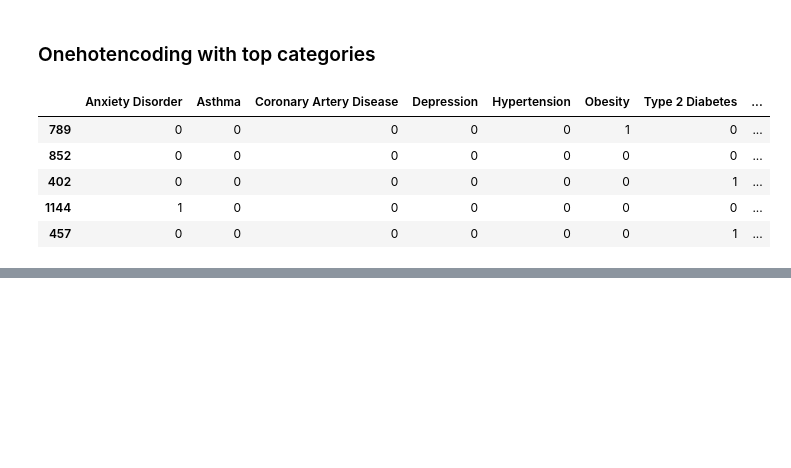
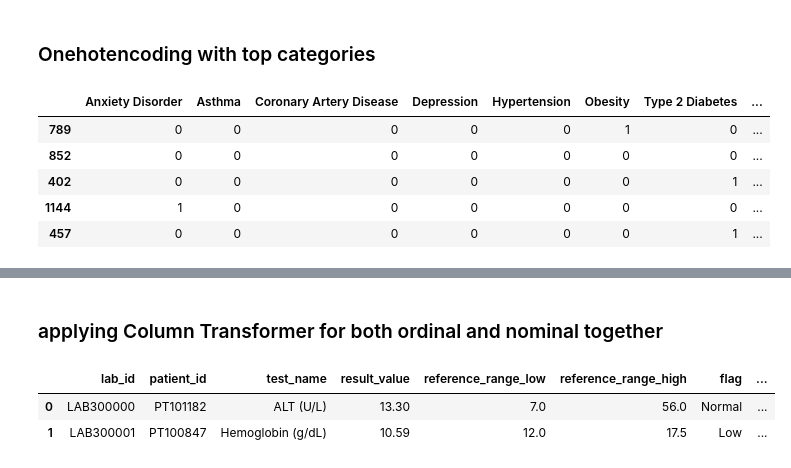
Before and after one commit to ssklpu912-glitch/Data-Science-Professional-summary, a Jupyter notebook: ML_Feature_Transformation_OneHotEncoding.ipynb, the cells around one changed output, grey strips where cells are left out. Drawn from its saved outputs; the diff is of its cells as text; code cells hidden in the pictures; blank space fills up the shorter version.

```diff
--- a/ML_Feature_Transformation_OneHotEncoding.ipynb
+++ b/ML_Feature_Transformation_OneHotEncoding.ipynb
@@ -270,0 +385,9 @@ pd.get_dummies(P_records['primary_condition'].replace(replc, 'uncommon')).astype
+# %% [markdown]
+###  applying Column Transformer for both ordinal and nominal together
+# %%
+P_I=pd.read_csv('lab_results.csv')
+P_I.head(2)
+# %% [output]
+|  | lab_id | patient_id | test_name | result_value | reference_range_low | reference_range_high | flag | ... |
+| 0 | LAB300000 | PT101182 | ALT (U/L) | 13.30 | 7.0 | 56.0 | Normal | ... |
+| 1 | LAB300001 | PT100847 | Hemoglobin (g/dL) | 10.59 | 12.0 | 17.5 | Low | ... |
```
Also changed, not shown: parts of 21 cells of this notebook.
